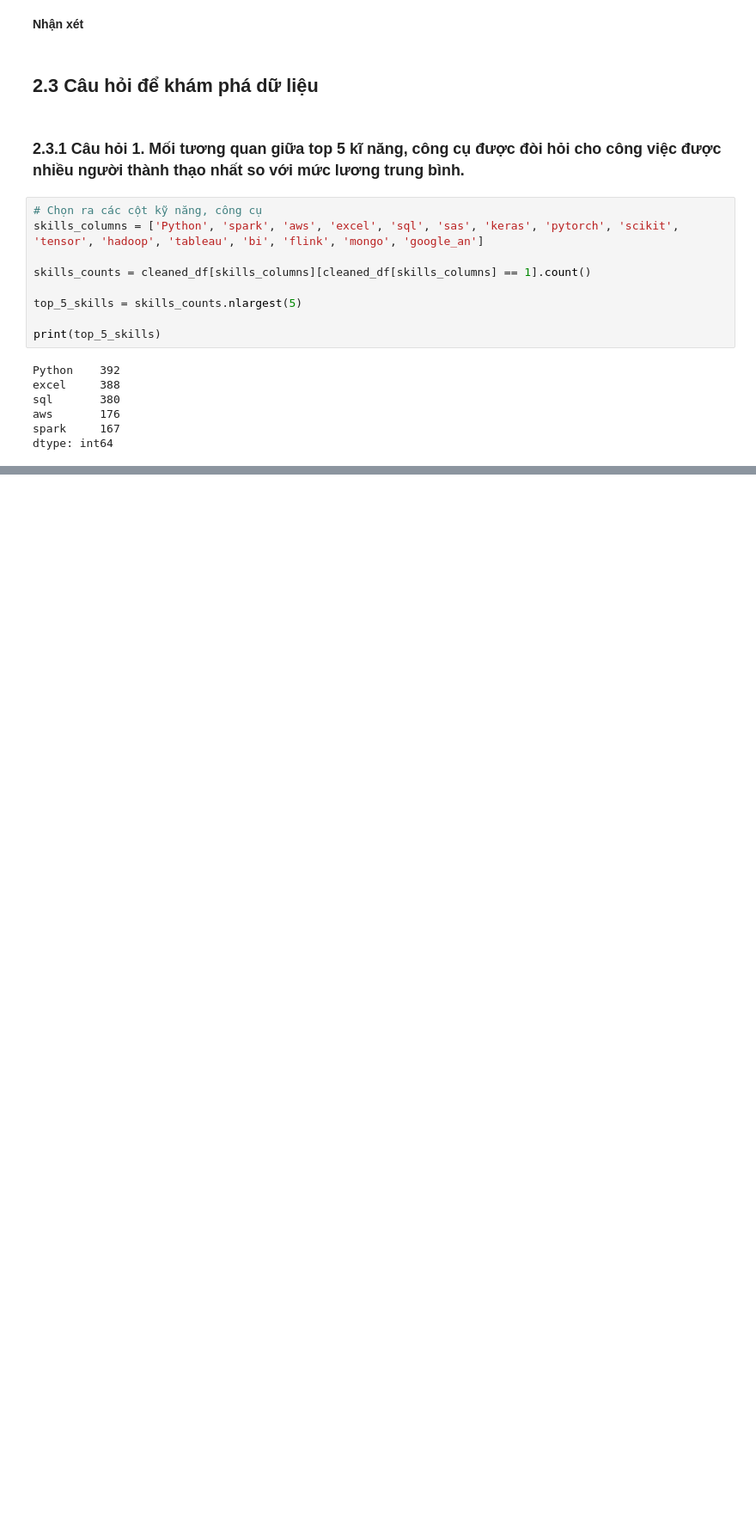
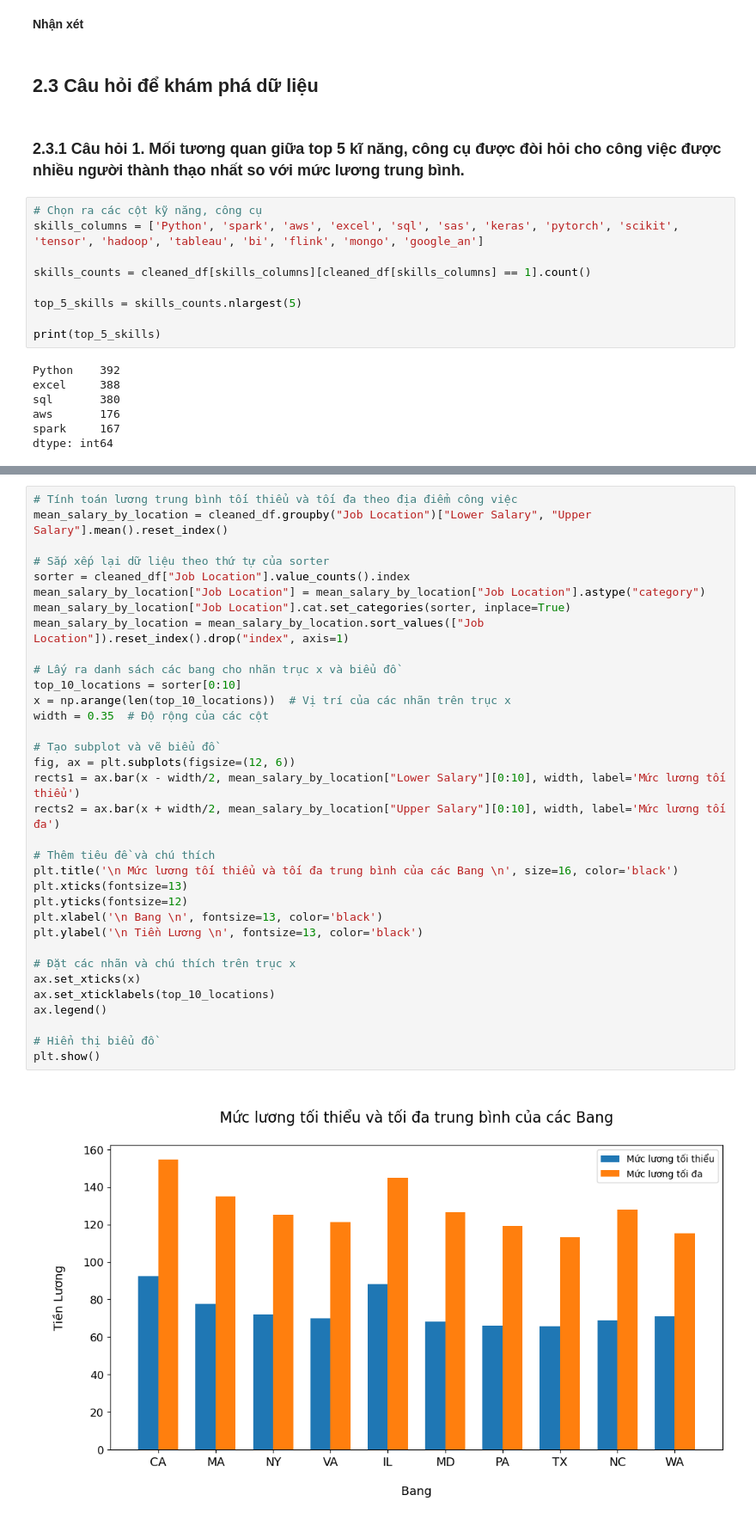
Before and after one commit to BeSo2003/Data-Visualization, a Jupyter notebook: Lab01/Eda.ipynb, the cells around one changed output, grey strips where cells are left out. Shown at 86% size. Saved outputs shown, nothing was run; the diff lists cells and outputs as text; blank space fills up the shorter version.

```diff
--- a/Lab01/Eda.ipynb
+++ b/Lab01/Eda.ipynb
@@ -177,0 +332,36 @@ dtype: int64
+# %%
+# Tính toán lương trung bình tối thiểu và tối đa theo địa điểm công việc
+mean_salary_by_location = cleaned_df.groupby("Job Location")["Lower Salary", "Upper Salary"].mean().reset_index()
+
+# Sắp xếp lại dữ liệu theo thứ tự của sorter
+sorter = cleaned_df["Job Location"].value_counts().index
+mean_salary_by_location["Job Location"] = mean_salary_by_location["Job Location"].astype("category")
+mean_salary_by_location["Job Location"].cat.set_categories(sorter, inplace=True)
+mean_salary_by_location = mean_salary_by_location.sort_values(["Job Location"]).reset_index().drop("index", axis=1)
+
+# Lấy ra danh sách các bang cho nhãn trục x và biểu đồ
+top_10_locations = sorter[0:10]
+x = np.arange(len(top_10_locations))  # Vị trí của các nhãn trên trục x
+width = 0.35  # Độ rộng của các cột
+
+# Tạo subplot và vẽ biểu đồ
+fig, ax = plt.subplots(figsize=(12, 6))
+rects1 = ax.bar(x - width/2, mean_salary_by_location["Lower Salary"][0:10], width, label='Mức lương tối thiểu')
+rects2 = ax.bar(x + width/2, mean_salary_by_location["Upper Salary"][0:10], width, label='Mức lương tối đa')
+
+# Thêm tiêu đề và chú thích
+plt.title('\n Mức lương tối thiểu và tối đa trung bình của các Bang \n', size=16, color='black')
+plt.xticks(fontsize=13)
+plt.yticks(fontsize=12)
+plt.xlabel('\n Bang \n', fontsize=13, color='black')
+plt.ylabel('\n Tiền Lương \n', fontsize=13, color='black')
+
+# Đặt các nhãn và chú thích trên trục x
+ax.set_xticks(x)
+ax.set_xticklabels(top_10_locations)
+ax.legend()
+
+# Hiển thị biểu đồ
+plt.show()
+# %% [output]
+[figure, added]
```
Also changed, not shown: parts of 67 cells of this notebook, 4 other files.
